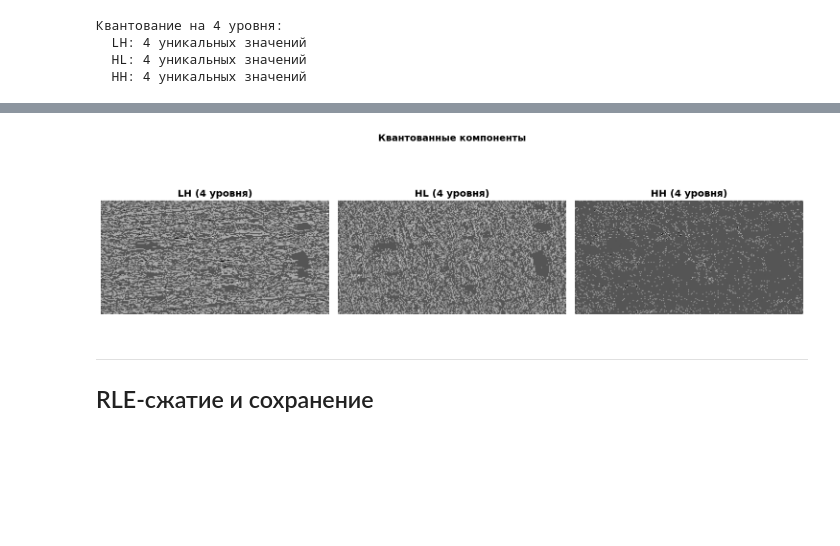
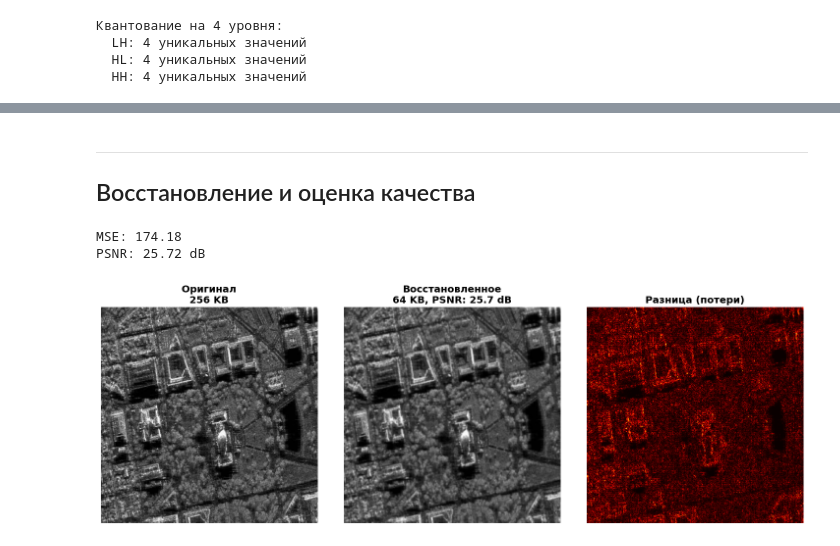
Before and after one commit to AtikD/ImageProcessing, a Jupyter notebook: Practice_7-8/DE_IP_2024_Task_7-8.ipynb, the cells around one changed output, grey strips where cells are left out. Drawn from its saved outputs; the diff is of its cells as text; code cells hidden in the pictures; blank space fills up the shorter version.

```diff
--- a/Practice_7-8/DE_IP_2024_Task_7-8.ipynb
+++ b/Practice_7-8/DE_IP_2024_Task_7-8.ipynb
@@ -67,0 +33,18 @@ print(f'  Экономия:  {(1 - binary_size/text_size)*100:.1f}%')
+# %%
+def save_binary(image, path):
+    with open(path, 'wb') as f:
+        h, w = image.shape
+        f.write(struct.pack('II', h, w))
+        f.write(image.tobytes())
+
+def load_binary(path):
+    with open(path, 'rb') as f:
+        h, w = struct.unpack('II', f.read(8))
+        data = np.frombuffer(f.read(), dtype=np.uint8)
+        return data.reshape(h, w)
+
+# Сохраняем оригинал
+save_binary(img, 'original.bin')
+original_size = os.path.getsize('original.bin')
+
+print(f'Оригинал сохранён: {original_size:,} байт')
@@ -167,24 +239,40 @@ print(f'  HH: {len(np.unique(HH_q))} уникальных значений')
+# %% [markdown]
+---
+## Восстановление и оценка качества
+# %%
+# Загрузка сжатого
+LL_loaded = load_binary('compressed.bin')
+
+# Восстановление через интерполяцию
+restored = cv2.resize(LL_loaded, img.shape[::-1], interpolation=cv2.INTER_LINEAR)
+
+# Метрики качества
+mse = np.mean((img.astype(float) - restored.astype(float)) ** 2)
+psnr = 20 * np.log10(255 / np.sqrt(mse)) if mse > 0 else 100
+
+print(f'MSE: {mse:.2f}')
+print(f'PSNR: {psnr:.2f} dB')
+# %% [output]
+MSE: 174.18
+PSNR: 25.72 dB
 # %%
 # Визуализация
 fig, axes = plt.subplots(1, 3, figsize=(15, 5))
 
-axes[0].imshow(LH_q, cmap='gray')
-axes[0].set_title(f'LH ({num_quants} уровня)', fontweight='bold')
+axes[0].imshow(img, cmap='gray')
+axes[0].set_title(f'Оригинал\n{original_size//1024} KB', fontweight='bold')
 axes[0].axis('off')
 
-axes[1].imshow(HL_q, cmap='gray')
-axes[1].set_title(f'HL ({num_quants} уровня)', fontweight='bold')
+axes[1].imshow(restored, cmap='gray')
+axes[1].set_title(f'Восстановленное\n{compressed_size//1024} KB, PSNR: {psnr:.1f} dB', fontweight='bold')
 axes[1].axis('off')
 
-axes[2].imshow(HH_q, cmap='gray')
-axes[2].set_title(f'HH ({num_quants} уровня)', fontweight='bold')
+diff = cv2.absdiff(img, restored)
+axes[2].imshow(diff, cmap='hot')
+axes[2].set_title('Разница (потери)', fontweight='bold')
 axes[2].axis('off')
 
-plt.suptitle('Квантованные компоненты', fontsize=14, fontweight='bold')
 plt.tight_layout()
 plt.show()
 # %% [output]
-[figure, old version]
+[figure, new version]
-# %% [markdown]
----
-## RLE-сжатие и сохранение
```
Also changed, not shown: parts of 20 cells of this notebook, 5 other files.
